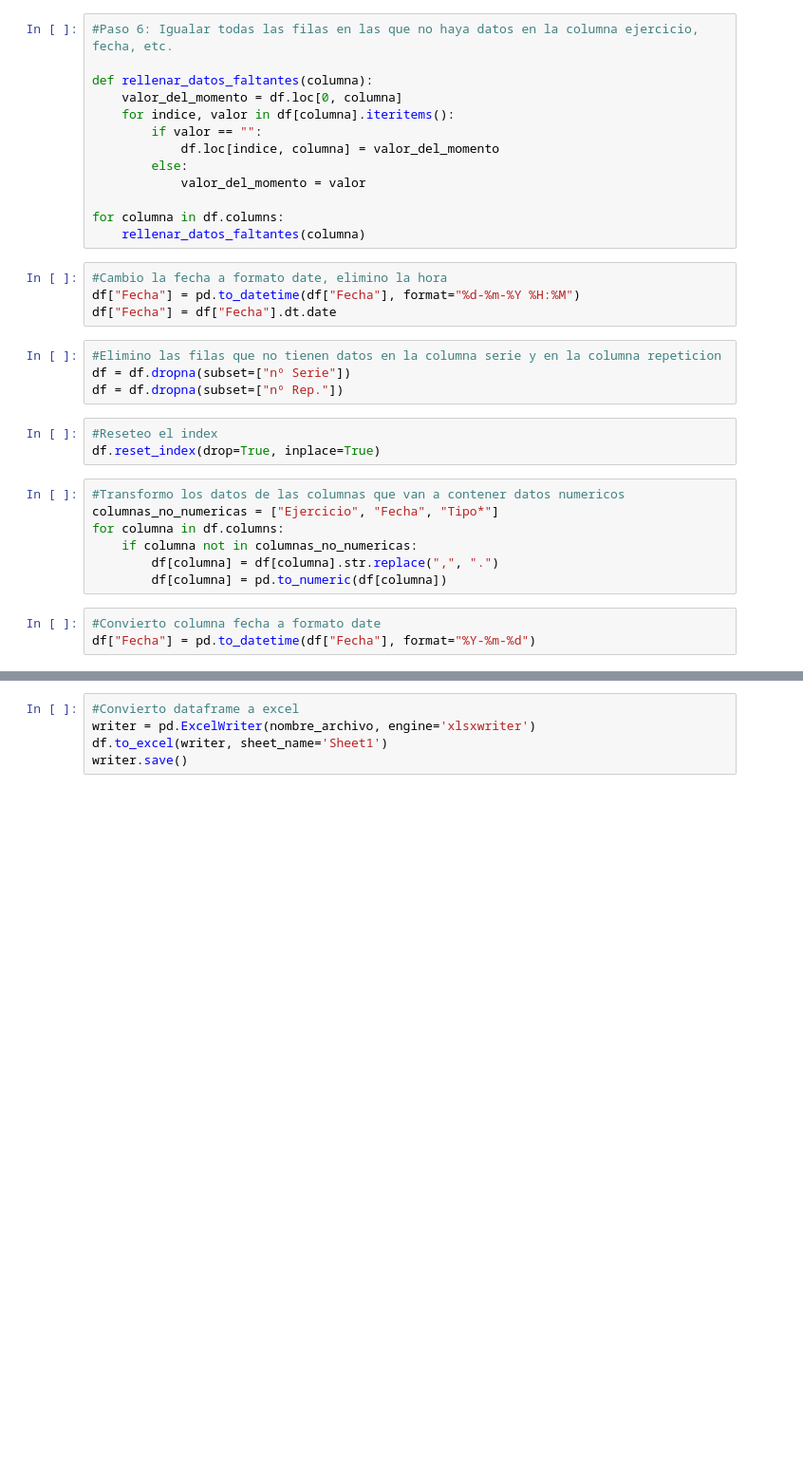
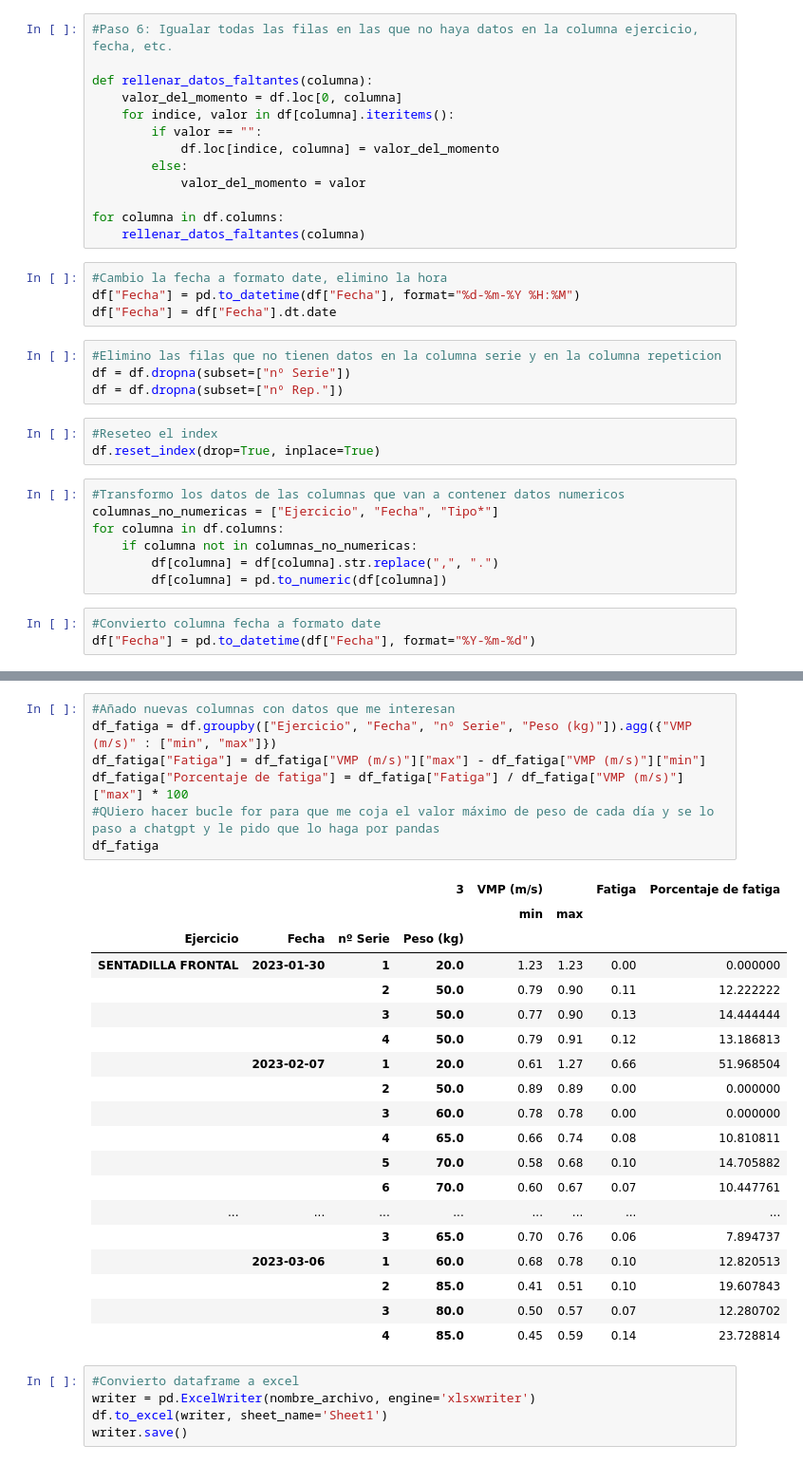
Before and after one commit to Yermanama/Analisis-Datos-Entreno, a Jupyter notebook: transformacion_data_vitruve.ipynb, the cells around one changed output, grey strips where cells are left out. Shown: that part at 95% size. Drawn from its saved outputs; the diff is of its cells as text; blank space fills up the shorter version.

Commit message:
A medias para obtener la fatiga

```diff
--- a/transformacion_data_vitruve.ipynb
+++ b/transformacion_data_vitruve.ipynb
@@ -79,3 +110,30 @@ df["Fecha"] = pd.to_datetime(df["Fecha"], format="%Y-%m-%d")
+# %%
+#Añado nuevas columnas con datos que me interesan
+df_fatiga = df.groupby(["Ejercicio", "Fecha", "nº Serie", "Peso (kg)"]).agg({"VMP (m/s)" : ["min", "max"]})
+df_fatiga["Fatiga"] = df_fatiga["VMP (m/s)"]["max"] - df_fatiga["VMP (m/s)"]["min"]
+df_fatiga["Porcentaje de fatiga"] = df_fatiga["Fatiga"] / df_fatiga["VMP (m/s)"]["max"] * 100
+#QUiero hacer bucle for para que me coja el valor máximo de peso de cada día y se lo paso a chatgpt y le pido que lo haga por pandas
+df_fatiga
+# %% [output]
+|  |  |  | 3 | VMP (m/s) |  | Fatiga | Porcentaje de fatiga |
+|  |  |  |  | min | max |  |  |
+| Ejercicio | Fecha | nº Serie | Peso (kg) |  |  |  |  |
+| SENTADILLA FRONTAL | 2023-01-30 | 1 | 20.0 | 1.23 | 1.23 | 0.00 | 0.000000 |
+|  |  | 2 | 50.0 | 0.79 | 0.90 | 0.11 | 12.222222 |
+|  |  | 3 | 50.0 | 0.77 | 0.90 | 0.13 | 14.444444 |
+|  |  | 4 | 50.0 | 0.79 | 0.91 | 0.12 | 13.186813 |
+|  | 2023-02-07 | 1 | 20.0 | 0.61 | 1.27 | 0.66 | 51.968504 |
+|  |  | 2 | 50.0 | 0.89 | 0.89 | 0.00 | 0.000000 |
+|  |  | 3 | 60.0 | 0.78 | 0.78 | 0.00 | 0.000000 |
+|  |  | 4 | 65.0 | 0.66 | 0.74 | 0.08 | 10.810811 |
+|  |  | 5 | 70.0 | 0.58 | 0.68 | 0.10 | 14.705882 |
+|  |  | 6 | 70.0 | 0.60 | 0.67 | 0.07 | 10.447761 |
+| ... | ... | ... | ... | ... | ... | ... | ... |
+|  |  | 3 | 65.0 | 0.70 | 0.76 | 0.06 | 7.894737 |
+|  | 2023-03-06 | 1 | 60.0 | 0.68 | 0.78 | 0.10 | 12.820513 |
+|  |  | 2 | 85.0 | 0.41 | 0.51 | 0.10 | 19.607843 |
+|  |  | 3 | 80.0 | 0.50 | 0.57 | 0.07 | 12.280702 |
+|  |  | 4 | 85.0 | 0.45 | 0.59 | 0.14 | 23.728814 |
 # %%
 #Convierto dataframe a excel
 writer = pd.ExcelWriter(nombre_archivo, engine='xlsxwriter')
```
Also changed, not shown: parts of 3 cells of this notebook.
